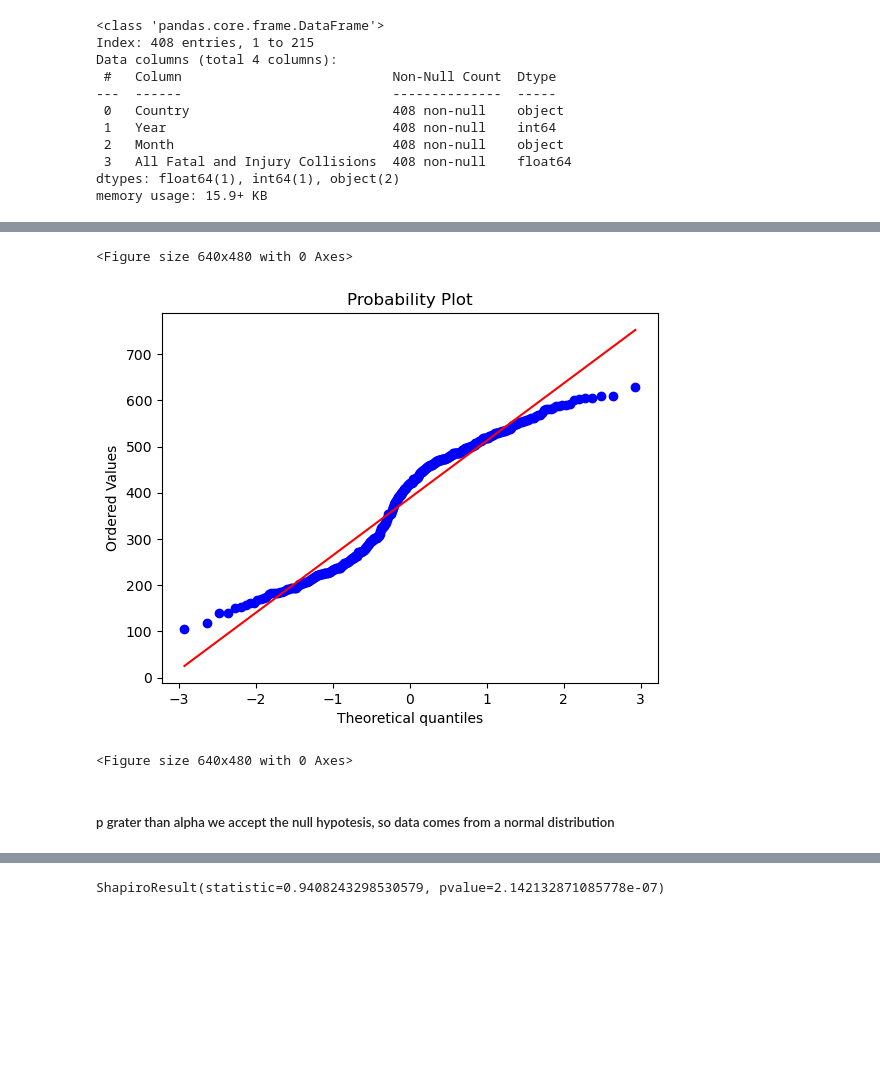
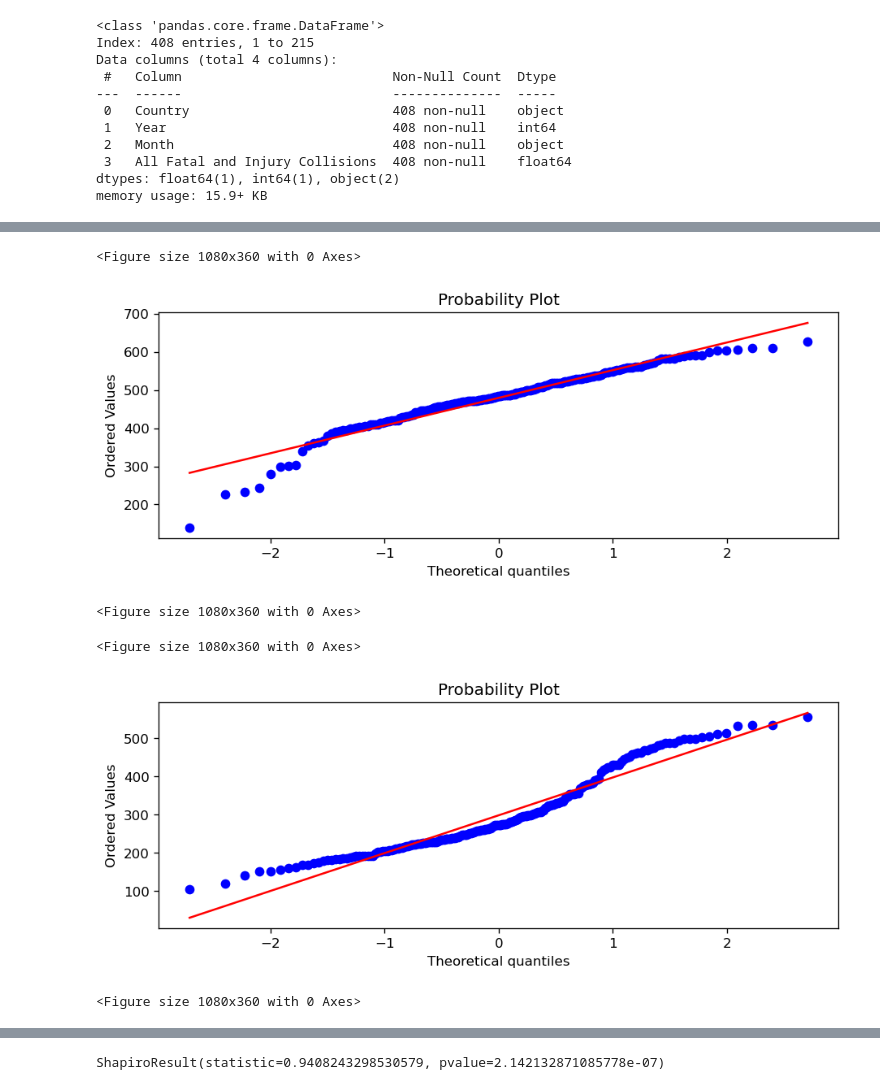
Before and after one commit to Natidhcp/CCT_MSc_DA_CA2, a Jupyter notebook: CA2.ipynb, the cells around one changed output, grey strips where cells are left out. Cells and saved outputs as stored; diff of their text form; code cells hidden in the pictures; blank space fills up the shorter version.

```diff
--- a/CA2.ipynb
+++ b/CA2.ipynb
@@ -2402,11 +2312,16 @@ import statsmodels.api as sm
 from statsmodels.formula.api import ols
 import scipy as scipy
 # %%
-stats.probplot(df['All Fatal and Injury Collisions'], plot = plt)
+stats.probplot(ie['All Fatal and Injury Collisions'], plot = plt)
 plt.figure()
 # %% [output]
-<Figure size 640x480 with 0 Axes>
+<Figure size 1080x360 with 0 Axes>
-[figure, old version]
+[figure, new version]
-<Figure size 640x480 with 0 Axes>
+<Figure size 1080x360 with 0 Axes>
-# %% [markdown]
-##### p grater than alpha we accept the null hypotesis, so data comes from a normal distribution
+# %%
+stats.probplot(dk['All Fatal and Injury Collisions'], plot = plt)
+plt.figure()
+# %% [output]
+<Figure size 1080x360 with 0 Axes>
+[figure, added]
+<Figure size 1080x360 with 0 Axes>
```
Also changed, not shown: parts of 171 cells of this notebook, 3 other files.
